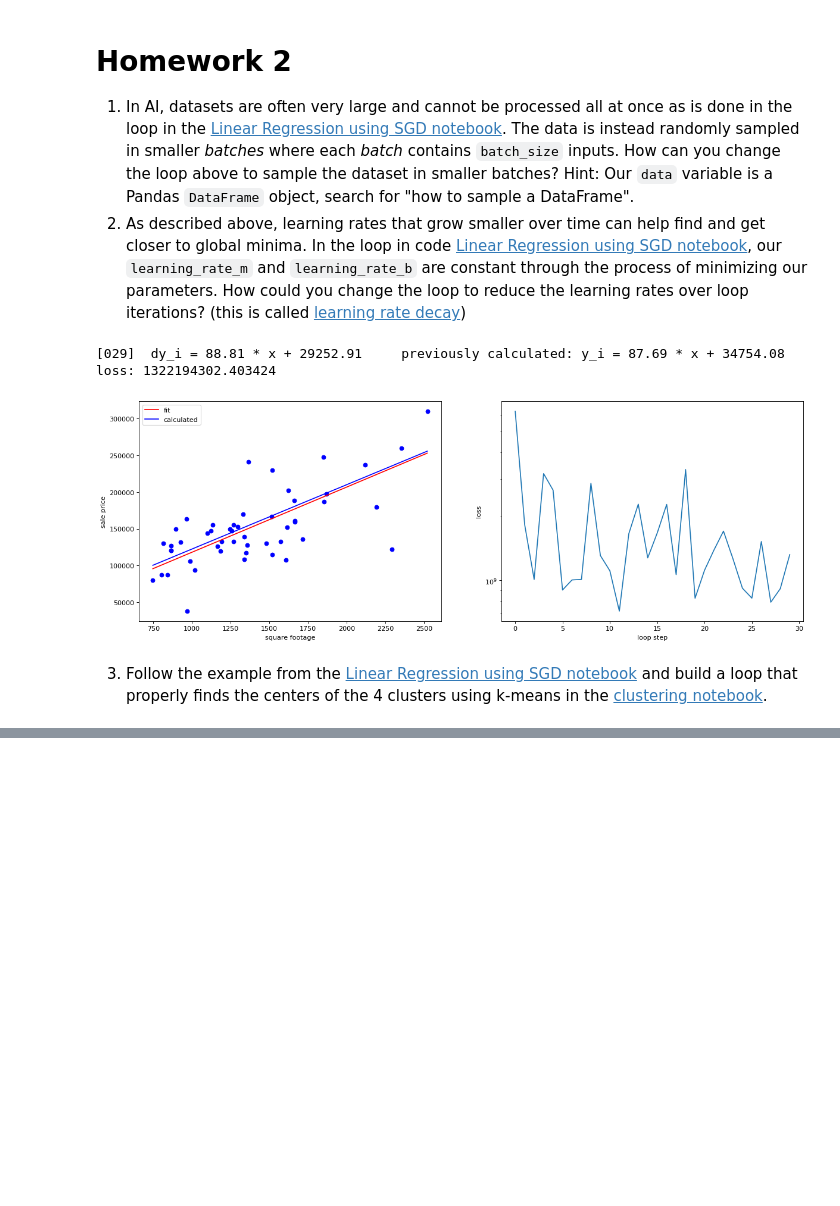
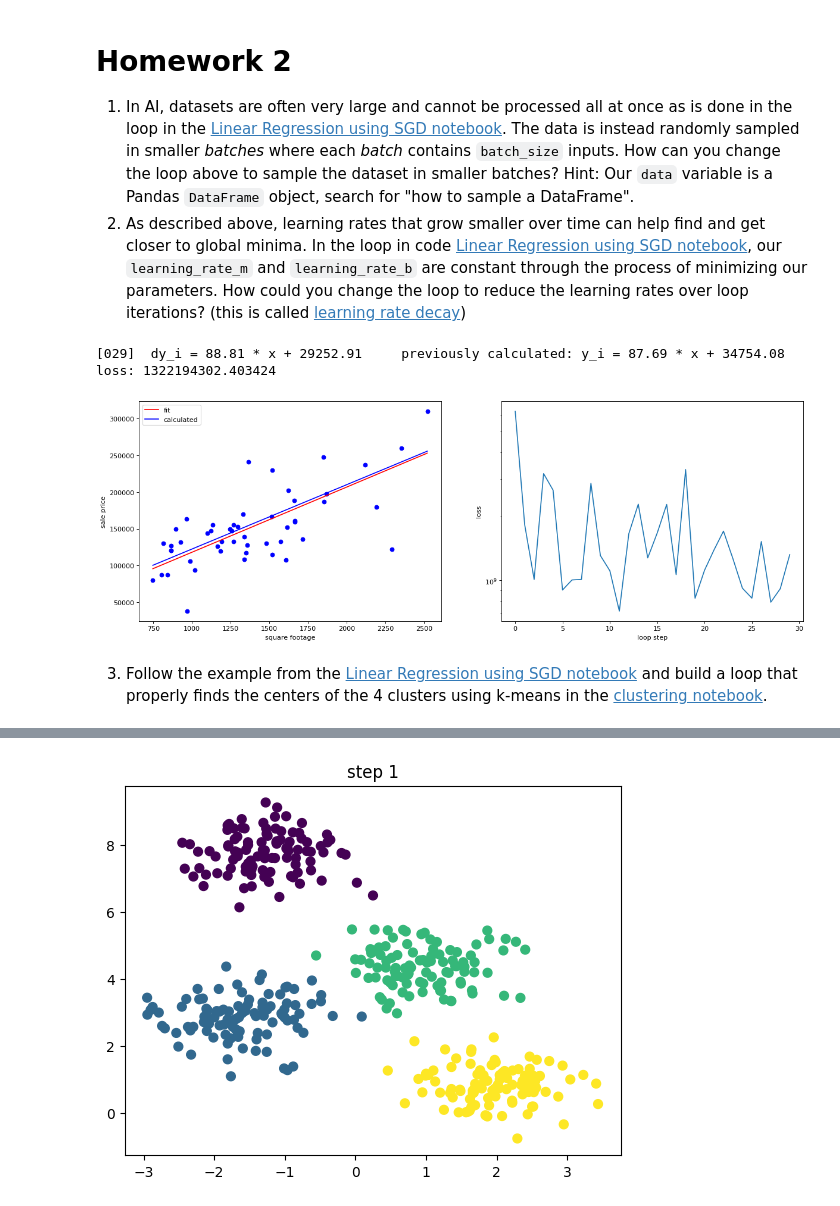
Before and after one commit to JaredKeithAveritt/AI_methods_in_advanced_materials_research, a Jupyter notebook: Week_2/Data_Frames_and_ML_HW_2_SOLUTIONS.ipynb, the cells around one changed output, grey strips where cells are left out. Cells and saved outputs as stored; diff of their text form; code cells hidden in the pictures; blank space fills up the shorter version.

```diff
--- a/Week_2/Data_Frames_and_ML_HW_2_SOLUTIONS.ipynb
+++ b/Week_2/Data_Frames_and_ML_HW_2_SOLUTIONS.ipynb
@@ -203,0 +138,95 @@ plt.title('step %d' % step)
+# %%
+from sklearn.datasets import make_blobs
+import matplotlib.pyplot as plt
+import numpy as np
+import time
+import IPython.display as ipydis
+
+def initialize_centroids(x,N):
+   x_indices = np.random.choice(np.arange(0,x.shape[0]),N)
+   centroids = x[x_indices]
+   return centroids
+
+def get_new_centroids(x, labels, N):
+    """returns the new centroids assigned from the points closest to them"""
+    return np.array([x[labels==k].mean(axis=0) for k in range(N)])
+
+# distance is sqrt( (x - x')**2 + (y - y')**2 )
+def assign_labels(x,c):
+   # centroids are shape [N,2]
+   # x are shape [npoints,2]
+   # add middle index to centroids to properly broadcast in math operations
+   c = c[:,np.newaxis,:] # [N,1,2]
+
+   # calculate (x - x')**2 and (y - y')**2
+   # x is shape [npoints,2], c is [N,1,2] results in an array of shape: [N,npoints,2]
+   dist2 = (x - c)**2
+
+   # calculate (x - x')**2 + (y - y')**2
+   dist2 = dist2.sum(axis=2) # [N,npoints]
+
+   # out of the N distances, return the index (0-(N-1)) of the one that is the minimum.
+   label = np.argmin(dist2,axis=0) # [npoints]
+
+   return label
+
+# Set the number of data points and clusters
+npoints = 400
+N = 4
+
+# Generate synthetic data with make_blobs
+x, cluster_labels, cluster_centers = make_blobs(
+    n_samples=npoints,
+    centers=N,
+    cluster_std=0.60,
+    random_state=0,
+    return_centers=True
+)
+
+# Display the shapes of the generated data arrays
+print(x.shape, cluster_labels.shape, cluster_centers.shape)
+
+# Plot the data points in blue
+plt.plot(x[:, 0], x[:, 1], 'b.')
+
+# Plot the cluster centers in red (marked with 'rx')
+plt.plot(cluster_centers[:, 0], cluster_centers[:, 1], 'rx')
+
+# Show the plot
+plt.show()
+
+delta = 0.01
+last_centroids = initialize_centroids(x,N)
+last_labels = assign_labels(x,last_centroids)
+
+plt.scatter(x[:, 0], x[:, 1], c=last_labels, s=40, cmap='viridis')
+plt.title('step %d' % -1)
+plt.show()
+time.sleep(1)
+ipydis.clear_output(wait=True)
+
+for step in range(30):
+   centroids = get_new_centroids(x,last_labels,N)
+   labels = assign_labels(x,centroids)
+
+   # test if centroids have stopped moving
+   if np.all((last_centroids - centroids) < delta):
+      print('centroids unchanged as of step %d' % step)
+      break
+   elif np.all(labels == last_labels):
+      print('point labels unchanged as of step %d' % step)
+      break
+   else:
+      last_labels = labels
+      last_centroids = centroids
+
+   plt.scatter(x[:, 0], x[:, 1], c=last_labels, s=40, cmap='viridis')
+   plt.title('step %d' % step)
+   plt.show()
+   time.sleep(1)
+   plt.close('all')
+   ipydis.clear_output(wait=True)
+
+plt.scatter(x[:, 0], x[:, 1], c=last_labels, s=40, cmap='viridis')
+plt.title('step %d' % step)
+# %% [output]
@@ -203,0 +235 @@ plt.title('step %d' % step)
+[figure, added]
```
Also changed, not shown: parts of 2 cells of this notebook.
